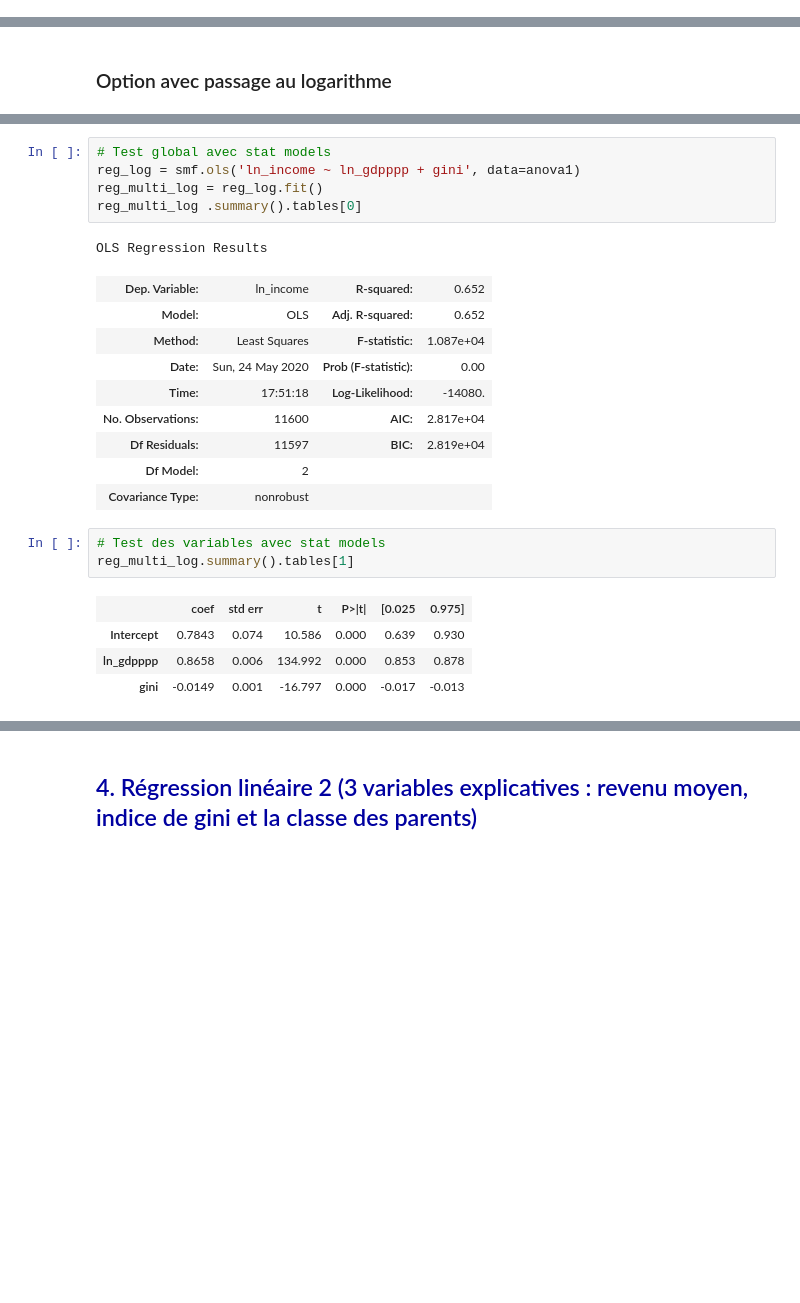
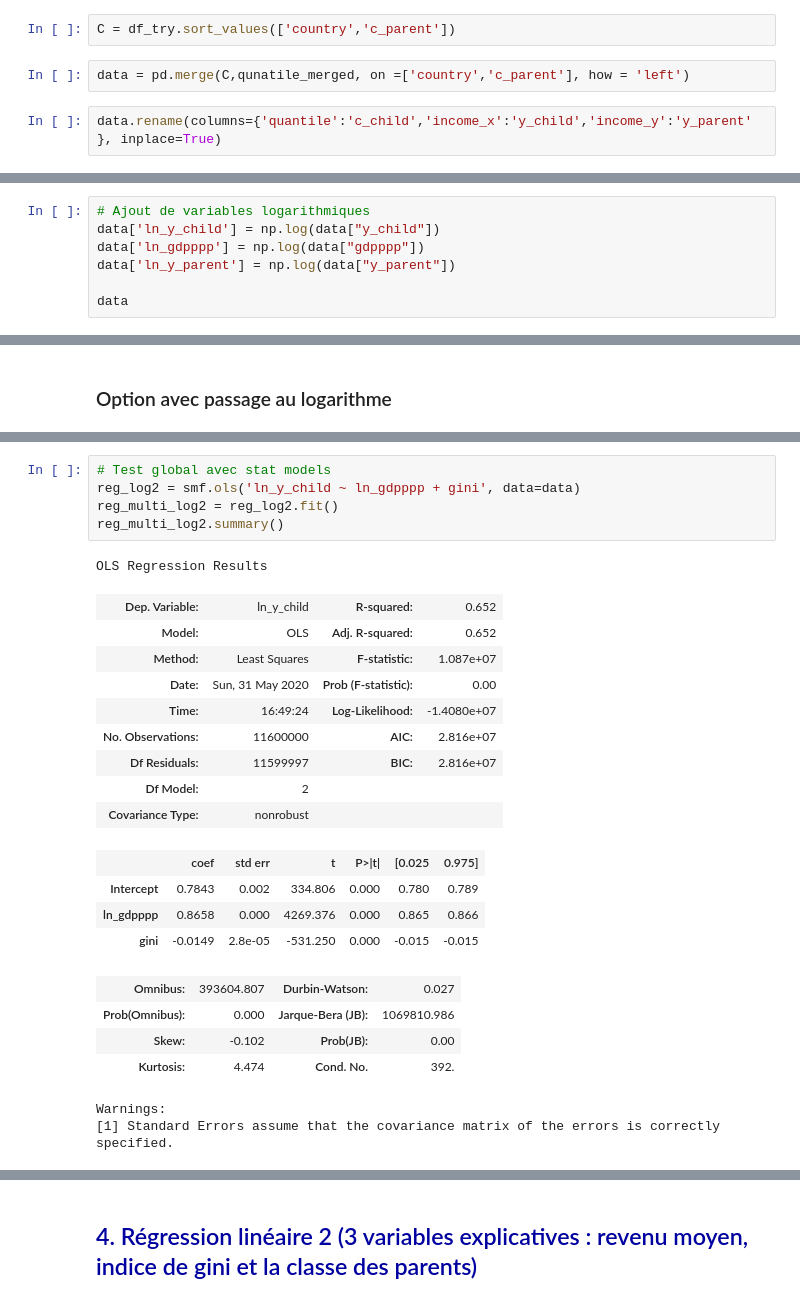
Before and after one commit to Magikpino/Projet9, a Jupyter notebook: Projet7/3- Modélisation P7.ipynb, the cells around one changed output, grey strips where cells are left out. Cells and saved outputs as stored; diff of their text form; blank space fills up the shorter version.

```diff
--- a/Projet7/3- Modélisation P7.ipynb
+++ b/Projet7/3- Modélisation P7.ipynb
@@ -323,0 +289,6 @@ test_fisher
+# %%
+C = df_try.sort_values(['country','c_parent'])
+# %%
+data = pd.merge(C,qunatile_merged, on =['country','c_parent'], how = 'left')
+# %%
+data.rename(columns={'quantile':'c_child','income_x':'y_child','income_y':'y_parent' }, inplace=True)
@@ -325,0 +532,7 @@ test_fisher
+# %%
+# Ajout de variables logarithmiques
+data['ln_y_child'] = np.log(data["y_child"])
+data['ln_gdpppp'] = np.log(data["gdpppp"])
+data['ln_y_parent'] = np.log(data["y_parent"])
+
+data
@@ -387,25 +608,27 @@ anova1
 # %%
 # Test global avec stat models
-reg_log = smf.ols('ln_income ~ ln_gdpppp + gini', data=anova1)
-reg_multi_log = reg_log.fit()
-reg_multi_log .summary().tables[0]
+reg_log2 = smf.ols('ln_y_child ~ ln_gdpppp + gini', data=data)
+reg_multi_log2 = reg_log2.fit()
+reg_multi_log2.summary()
 # %% [output]
 OLS Regression Results
-| Dep. Variable: | ln_income | R-squared: | 0.652 |
+| Dep. Variable: | ln_y_child | R-squared: | 0.652 |
 | Model: | OLS | Adj. R-squared: | 0.652 |
-| Method: | Least Squares | F-statistic: | 1.087e+04 |
-| Date: | Sun, 24 May 2020 | Prob (F-statistic): | 0.00 |
-| Time: | 17:51:18 | Log-Likelihood: | -14080. |
-| No. Observations: | 11600 | AIC: | 2.817e+04 |
-| Df Residuals: | 11597 | BIC: | 2.819e+04 |
+| Method: | Least Squares | F-statistic: | 1.087e+07 |
+| Date: | Sun, 31 May 2020 | Prob (F-statistic): | 0.00 |
+| Time: | 16:49:24 | Log-Likelihood: | -1.4080e+07 |
+| No. Observations: | 11600000 | AIC: | 2.816e+07 |
+| Df Residuals: | 11599997 | BIC: | 2.816e+07 |
 | Df Model: | 2 |  |  |
 | Covariance Type: | nonrobust |  |  |
+|  | coef | std err | t | P>|t| | [0.025 | 0.975] |
+| Intercept | 0.7843 | 0.002 | 334.806 | 0.000 | 0.780 | 0.789 |
+| ln_gdpppp | 0.8658 | 0.000 | 4269.376 | 0.000 | 0.865 | 0.866 |
+| gini | -0.0149 | 2.8e-05 | -531.250 | 0.000 | -0.015 | -0.015 |
+| Omnibus: | 393604.807 | Durbin-Watson: | 0.027 |
+| Prob(Omnibus): | 0.000 | Jarque-Bera (JB): | 1069810.986 |
+| Skew: | -0.102 | Prob(JB): | 0.00 |
+| Kurtosis: | 4.474 | Cond. No. | 392. |
+Warnings:
+[1] Standard Errors assume that the covariance matrix of the errors is correctly specified.
-# %%
-# Test des variables avec stat models
-reg_multi_log.summary().tables[1]
-# %% [output]
-|  | coef | std err | t | P>|t| | [0.025 | 0.975] |
-| Intercept | 0.7843 | 0.074 | 10.586 | 0.000 | 0.639 | 0.930 |
-| ln_gdpppp | 0.8658 | 0.006 | 134.992 | 0.000 | 0.853 | 0.878 |
-| gini | -0.0149 | 0.001 | -16.797 | 0.000 | -0.017 | -0.013 |
 # %%
```
Also changed, not shown: parts of 68 cells of this notebook.
